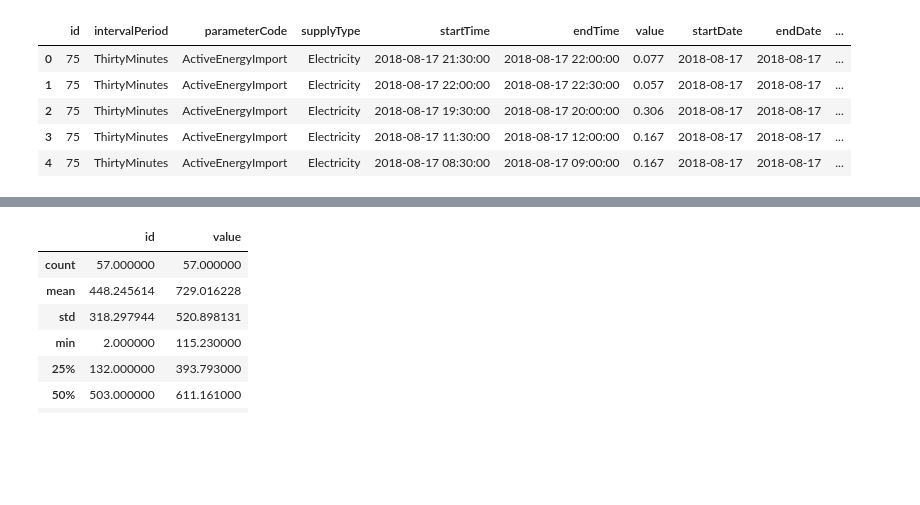
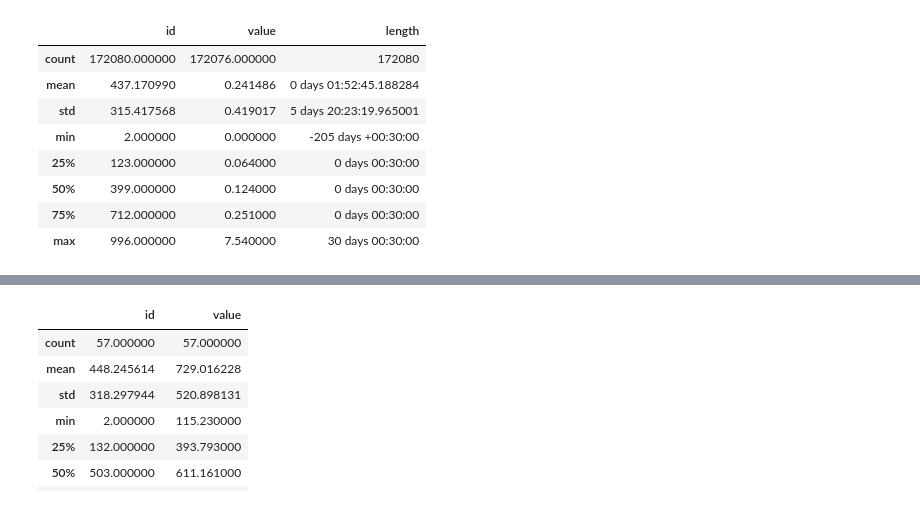
Before and after one commit to hjmb500/kantan, a Jupyter notebook: Kantan.ipynb, the cells around one changed output, grey strips where cells are left out. Cells and saved outputs as stored; diff of their text form; code cells hidden in the pictures; blank space fills up the shorter version.

```diff
--- a/Kantan.ipynb
+++ b/Kantan.ipynb
@@ -17,16 +19,23 @@ energy_data.head()
 # %%
 energy_data['startTime'] = pd.to_datetime(energy_data['startTime'])
 energy_data['endTime'] = pd.to_datetime(energy_data['endTime'])
 
 energy_data['startDate'] = energy_data.startTime.dt.date
 energy_data['endDate'] = energy_data.endTime.dt.date
 
 energy_data['length'] = energy_data['endTime'] - energy_data['startTime']
 energy_data.head()
+
+##convert columns to date, to enable profiling by date
+
+energy_data.describe()
 # %% [output]
-|  | id | intervalPeriod | parameterCode | supplyType | startTime | endTime | value | startDate | endDate | ... |
-| 0 | 75 | ThirtyMinutes | ActiveEnergyImport | Electricity | 2018-08-17 21:30:00 | 2018-08-17 22:00:00 | 0.077 | 2018-08-17 | 2018-08-17 | ... |
-| 1 | 75 | ThirtyMinutes | ActiveEnergyImport | Electricity | 2018-08-17 22:00:00 | 2018-08-17 22:30:00 | 0.057 | 2018-08-17 | 2018-08-17 | ... |
-| 2 | 75 | ThirtyMinutes | ActiveEnergyImport | Electricity | 2018-08-17 19:30:00 | 2018-08-17 20:00:00 | 0.306 | 2018-08-17 | 2018-08-17 | ... |
-| 3 | 75 | ThirtyMinutes | ActiveEnergyImport | Electricity | 2018-08-17 11:30:00 | 2018-08-17 12:00:00 | 0.167 | 2018-08-17 | 2018-08-17 | ... |
-| 4 | 75 | ThirtyMinutes | ActiveEnergyImport | Electricity | 2018-08-17 08:30:00 | 2018-08-17 09:00:00 | 0.167 | 2018-08-17 | 2018-08-17 | ... |
+|  | id | value | length |
+| count | 172080.000000 | 172076.000000 | 172080 |
+| mean | 437.170990 | 0.241486 | 0 days 01:52:45.188284 |
+| std | 315.417568 | 0.419017 | 5 days 20:23:19.965001 |
+| min | 2.000000 | 0.000000 | -205 days +00:30:00 |
+| 25% | 123.000000 | 0.064000 | 0 days 00:30:00 |
+| 50% | 399.000000 | 0.124000 | 0 days 00:30:00 |
+| 75% | 712.000000 | 0.251000 | 0 days 00:30:00 |
+| max | 996.000000 | 7.540000 | 30 days 00:30:00 |
```
Also changed, not shown: parts of 15 cells of this notebook.
